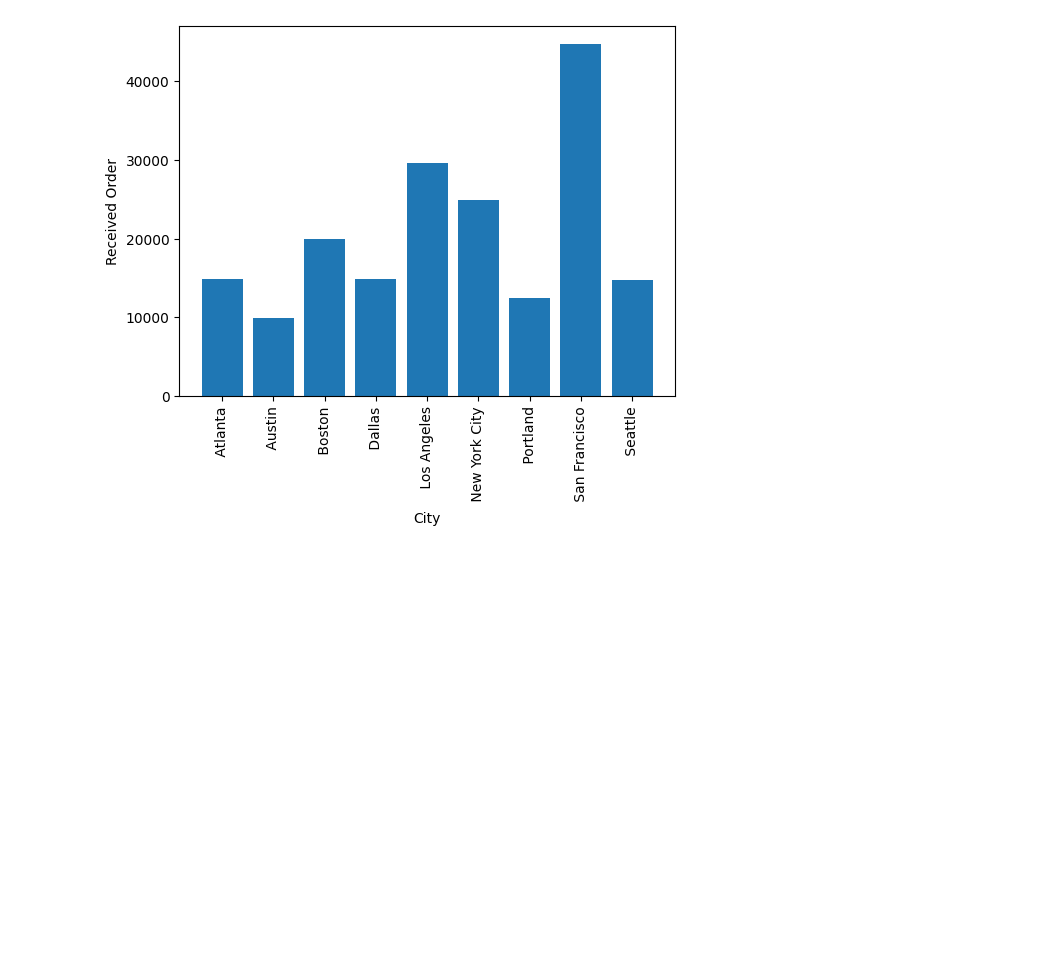
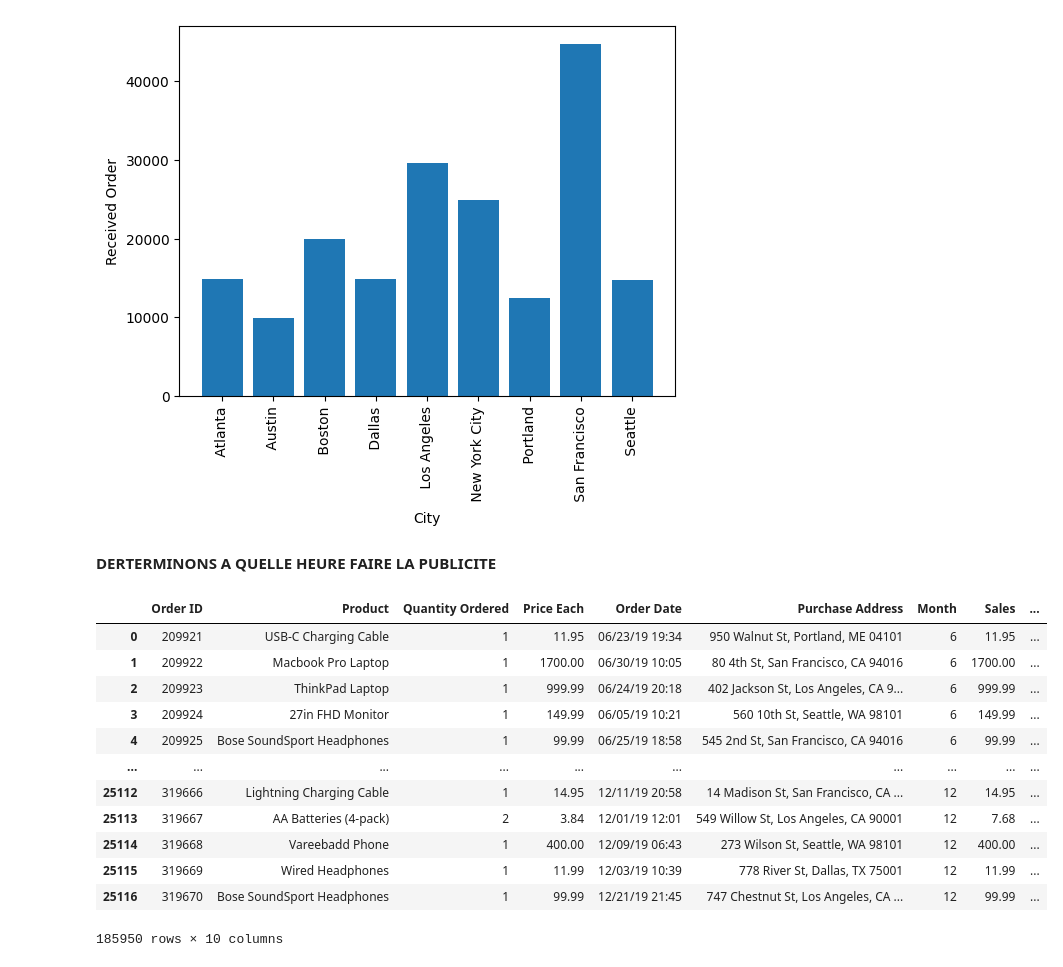
Before and after one commit to ThierryYeffou/Analyze-ecommerce-data, a Jupyter notebook: Projet_data_sales.ipynb, the cells around one changed output. Saved outputs shown, nothing was run; the diff lists cells and outputs as text; code cells hidden in the pictures; blank space fills up the shorter version.

```diff
--- a/Projet_data_sales.ipynb
+++ b/Projet_data_sales.ipynb
@@ -245,3 +246,22 @@ plt.xlabel('City')
 plt.show()
 # %% [output]
 [figure]
+# %% [markdown]
+**DERTERMINONS A QUELLE HEURE FAIRE LA PUBLICITE**
+# %%
+all_data["Hour"]=pd.to_datetime(all_data["Order Date"]).dt.hour
+all_data
+# %% [output]
+|  | Order ID | Product | Quantity Ordered | Price Each | Order Date | Purchase Address | Month | Sales | ... |
+| 0 | 209921 | USB-C Charging Cable | 1 | 11.95 | 06/23/19 19:34 | 950 Walnut St, Portland, ME 04101 | 6 | 11.95 | ... |
+| 1 | 209922 | Macbook Pro Laptop | 1 | 1700.00 | 06/30/19 10:05 | 80 4th St, San Francisco, CA 94016 | 6 | 1700.00 | ... |
+| 2 | 209923 | ThinkPad Laptop | 1 | 999.99 | 06/24/19 20:18 | 402 Jackson St, Los Angeles, CA 9... | 6 | 999.99 | ... |
+| 3 | 209924 | 27in FHD Monitor | 1 | 149.99 | 06/05/19 10:21 | 560 10th St, Seattle, WA 98101 | 6 | 149.99 | ... |
+| 4 | 209925 | Bose SoundSport Headphones | 1 | 99.99 | 06/25/19 18:58 | 545 2nd St, San Francisco, CA 94016 | 6 | 99.99 | ... |
+| ... | ... | ... | ... | ... | ... | ... | ... | ... | ... |
+| 25112 | 319666 | Lightning Charging Cable | 1 | 14.95 | 12/11/19 20:58 | 14 Madison St, San Francisco, CA ... | 12 | 14.95 | ... |
+| 25113 | 319667 | AA Batteries (4-pack) | 2 | 3.84 | 12/01/19 12:01 | 549 Willow St, Los Angeles, CA 90001 | 12 | 7.68 | ... |
+| 25114 | 319668 | Vareebadd Phone | 1 | 400.00 | 12/09/19 06:43 | 273 Wilson St, Seattle, WA 98101 | 12 | 400.00 | ... |
+| 25115 | 319669 | Wired Headphones | 1 | 11.99 | 12/03/19 10:39 | 778 River St, Dallas, TX 75001 | 12 | 11.99 | ... |
+| 25116 | 319670 | Bose SoundSport Headphones | 1 | 99.99 | 12/21/19 21:45 | 747 Chestnut St, Los Angeles, CA ... | 12 | 99.99 | ... |
+185950 rows × 10 columns
```
Also changed, not shown: parts of 16 cells of this notebook.
